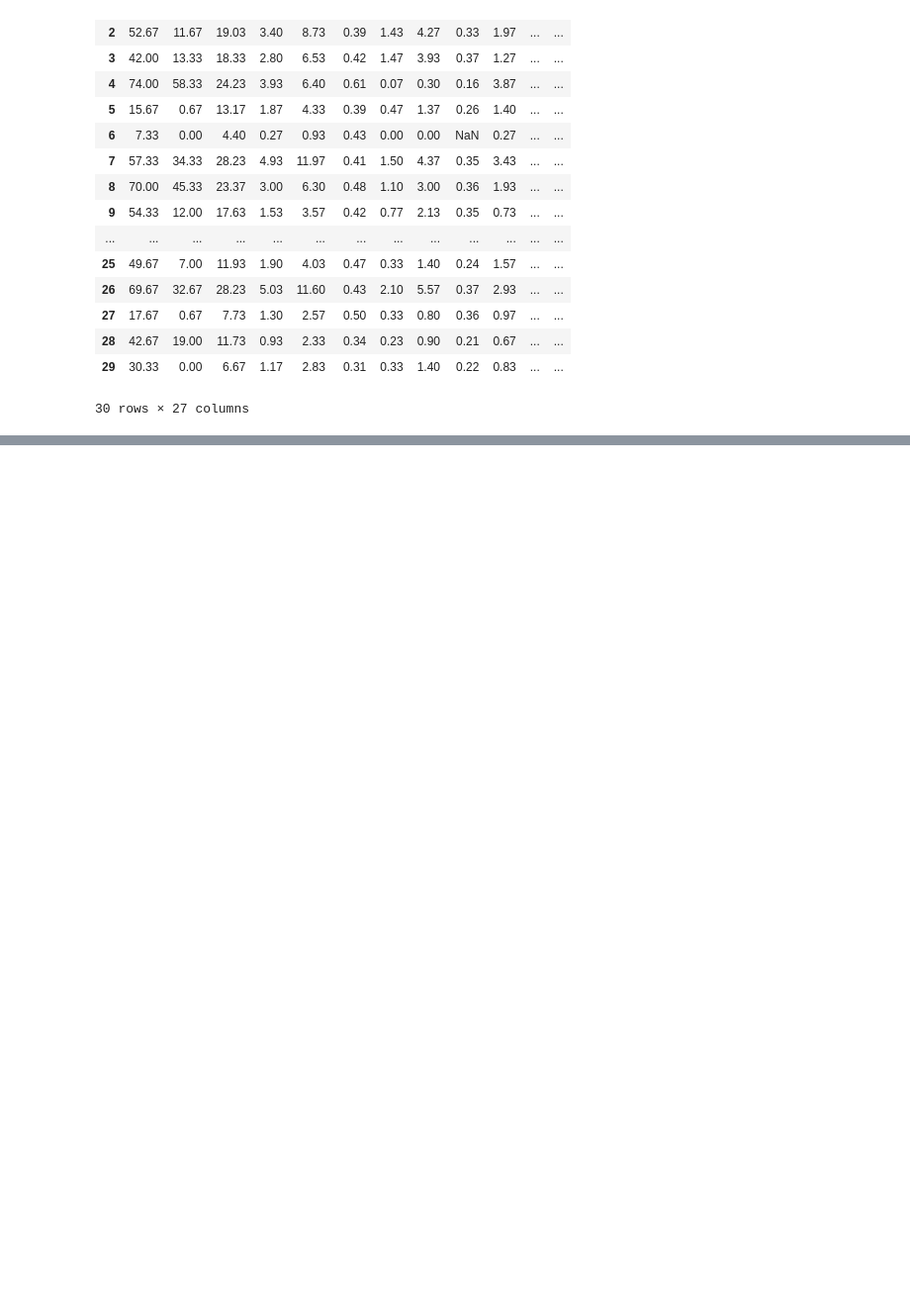
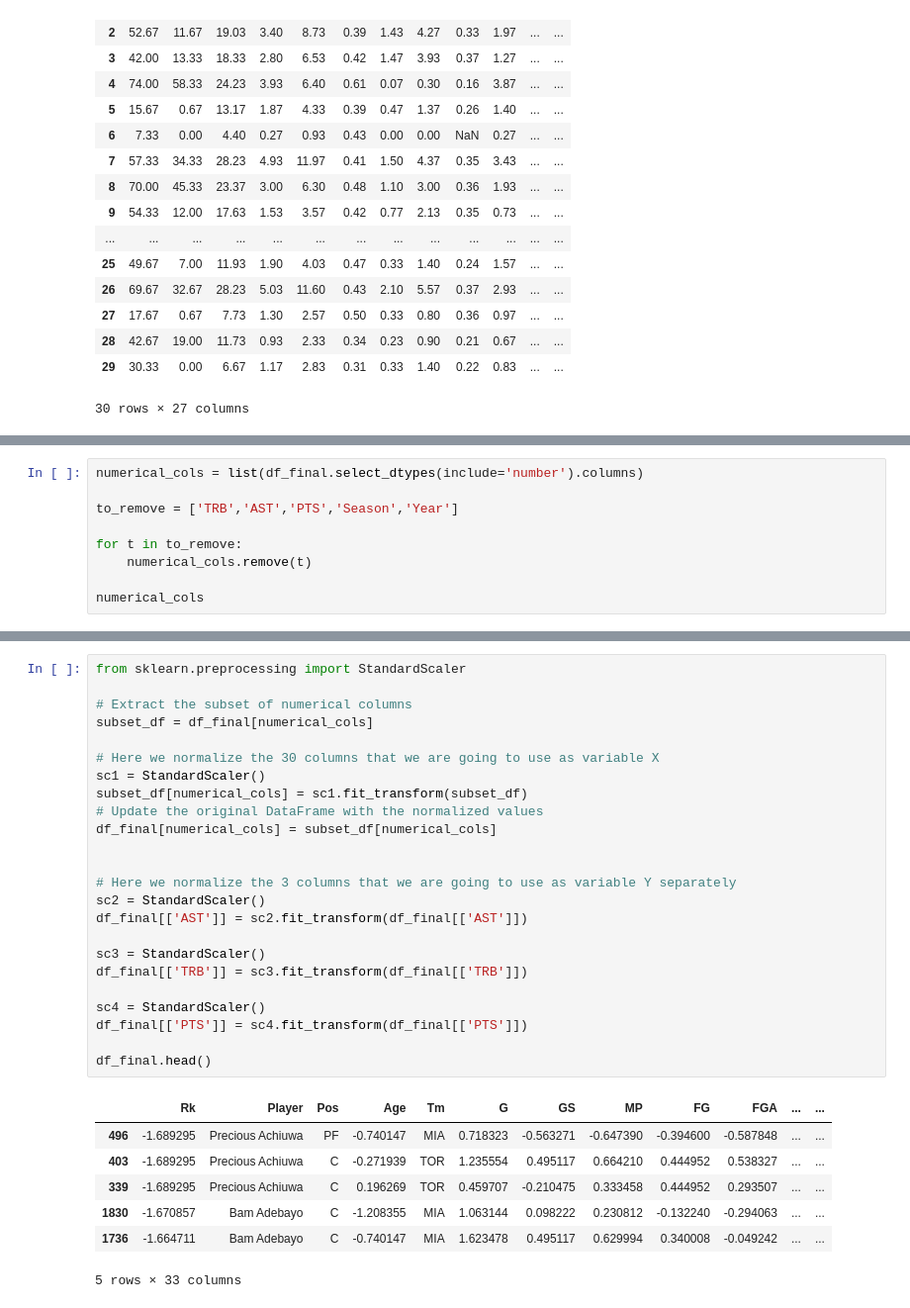
Before and after one commit to ywateba/fds_2023_project, a Jupyter notebook: fds_project.ipynb, the cells around one changed output, grey strips where cells are left out. Shown at 99% size. Cells and saved outputs as stored; diff of their text form; blank space fills up the shorter version.

```diff
--- a/fds_project.ipynb
+++ b/fds_project.ipynb
@@ -442,0 +449,9 @@ df_media.head(30)
+# %%
+numerical_cols = list(df_final.select_dtypes(include='number').columns)
+
+to_remove = ['TRB','AST','PTS','Season','Year']
+
+for t in to_remove:
+    numerical_cols.remove(t)
+
+numerical_cols
@@ -442,0 +476,32 @@ df_media.head(30)
+# %%
+from sklearn.preprocessing import StandardScaler
+
+# Extract the subset of numerical columns
+subset_df = df_final[numerical_cols]
+
+# Here we normalize the 30 columns that we are going to use as variable X
+sc1 = StandardScaler()
+subset_df[numerical_cols] = sc1.fit_transform(subset_df)
+# Update the original DataFrame with the normalized values
+df_final[numerical_cols] = subset_df[numerical_cols]
+
+
+# Here we normalize the 3 columns that we are going to use as variable Y separately
+sc2 = StandardScaler()
+df_final[['AST']] = sc2.fit_transform(df_final[['AST']])
+
+sc3 = StandardScaler()
+df_final[['TRB']] = sc3.fit_transform(df_final[['TRB']])
+
+sc4 = StandardScaler()
+df_final[['PTS']] = sc4.fit_transform(df_final[['PTS']])
+
+df_final.head()
+# %% [output]
+|  | Rk | Player | Pos | Age | Tm | G | GS | MP | FG | FGA | ... | ... |
+| 496 | -1.689295 | Precious Achiuwa | PF | -0.740147 | MIA | 0.718323 | -0.563271 | -0.647390 | -0.394600 | -0.587848 | ... | ... |
+| 403 | -1.689295 | Precious Achiuwa | C | -0.271939 | TOR | 1.235554 | 0.495117 | 0.664210 | 0.444952 | 0.538327 | ... | ... |
+| 339 | -1.689295 | Precious Achiuwa | C | 0.196269 | TOR | 0.459707 | -0.210475 | 0.333458 | 0.444952 | 0.293507 | ... | ... |
+| 1830 | -1.670857 | Bam Adebayo | C | -1.208355 | MIA | 1.063144 | 0.098222 | 0.230812 | -0.132240 | -0.294063 | ... | ... |
+| 1736 | -1.664711 | Bam Adebayo | C | -0.740147 | MIA | 1.623478 | 0.495117 | 0.629994 | 0.340008 | -0.049242 | ... | ... |
+5 rows × 33 columns
```
Also changed, not shown: parts of 12 cells of this notebook.
